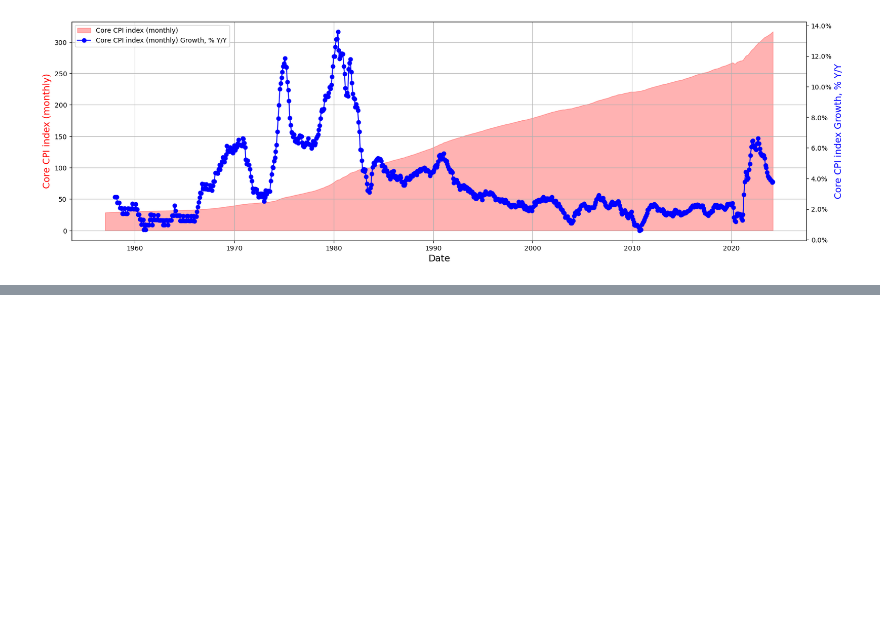
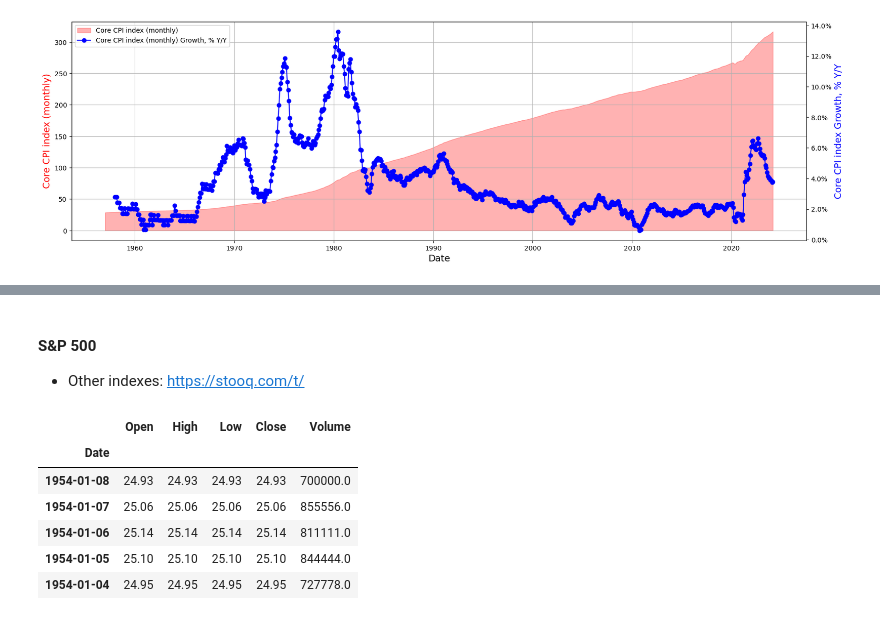
Before and after one commit to gurdeep101/dtc_stocks, a Jupyter notebook: 01_intro.ipynb, the cells around one changed output, grey strips where cells are left out. Cells and saved outputs as stored; diff of their text form; code cells hidden in the pictures; blank space fills up the shorter version.

```diff
--- a/01_intro.ipynb
+++ b/01_intro.ipynb
@@ -133,0 +194,15 @@ plt.show()
+# %% [markdown]
+#### S&P 500
+
+* Other indexes: https://stooq.com/t/
+# %%
+spx_index = pdr.get_data_stooq('^SPX', start=start, end=end)
+spx_index.tail()
+# %% [output]
+|  | Open | High | Low | Close | Volume |
+| Date |  |  |  |  |  |
+| 1954-01-08 | 24.93 | 24.93 | 24.93 | 24.93 | 700000.0 |
+| 1954-01-07 | 25.06 | 25.06 | 25.06 | 25.06 | 855556.0 |
+| 1954-01-06 | 25.14 | 25.14 | 25.14 | 25.14 | 811111.0 |
+| 1954-01-05 | 25.10 | 25.10 | 25.10 | 25.10 | 844444.0 |
+| 1954-01-04 | 24.95 | 24.95 | 24.95 | 24.95 | 727778.0 |
```
Also changed, not shown: parts of 6 cells of this notebook.
